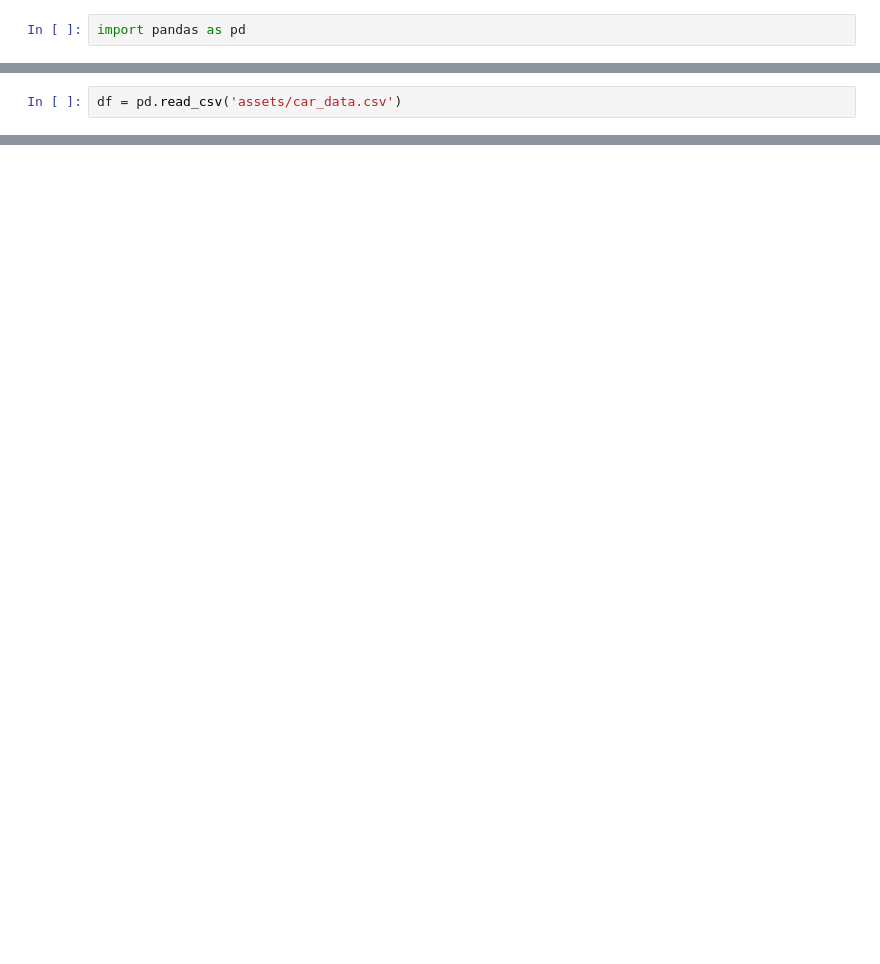
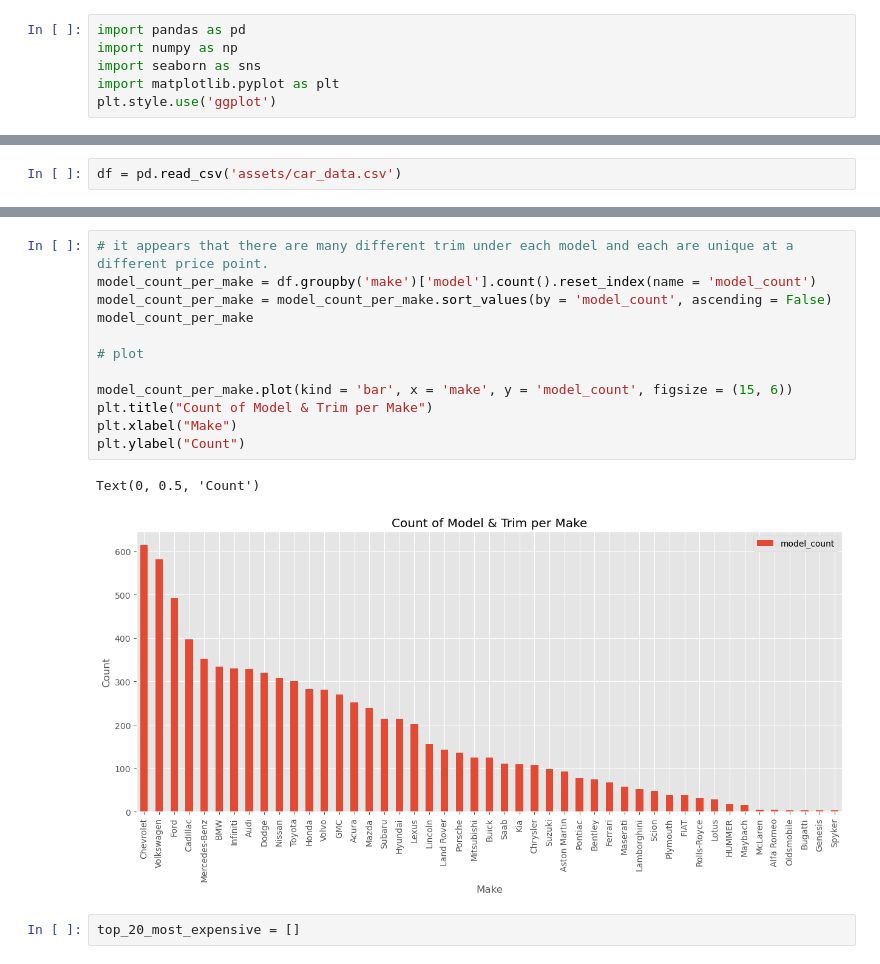
Before and after one commit to JingChengGu/vehicle-price-segment-classification, a Jupyter notebook: vehicle_eda.ipynb, the cells around one changed output, grey strips where cells are left out. Cells and saved outputs as stored; diff of their text form; blank space fills up the shorter version.

```diff
--- a/vehicle_eda.ipynb
+++ b/vehicle_eda.ipynb
@@ -1,2 +1,6 @@
 # %%
 import pandas as pd
+import numpy as np
+import seaborn as sns
+import matplotlib.pyplot as plt
+plt.style.use('ggplot')
@@ -40,3 +121,20 @@ df.head()
 | 2 | BMW | 1 Series | 2011 | premium unleaded (required) | 300.0 | 6.0 | MANUAL | ... |
 | 3 | BMW | 1 Series | 2011 | premium unleaded (required) | 230.0 | 6.0 | MANUAL | ... |
 | 4 | BMW | 1 Series | 2011 | premium unleaded (required) | 230.0 | 6.0 | MANUAL | ... |
+# %%
+# it appears that there are many different trim under each model and each are unique at a different price point.
+model_count_per_make = df.groupby('make')['model'].count().reset_index(name = 'model_count')
+model_count_per_make = model_count_per_make.sort_values(by = 'model_count', ascending = False)
+model_count_per_make
+
+# plot
+
+model_count_per_make.plot(kind = 'bar', x = 'make', y = 'model_count', figsize = (15, 6))
+plt.title("Count of Model & Trim per Make")
+plt.xlabel("Make")
+plt.ylabel("Count")
+# %% [output]
+Text(0, 0.5, 'Count')
+[figure, added]
+# %%
+top_20_most_expensive = []
```
Also changed, not shown: parts of 18 cells of this notebook, 2 other files.
